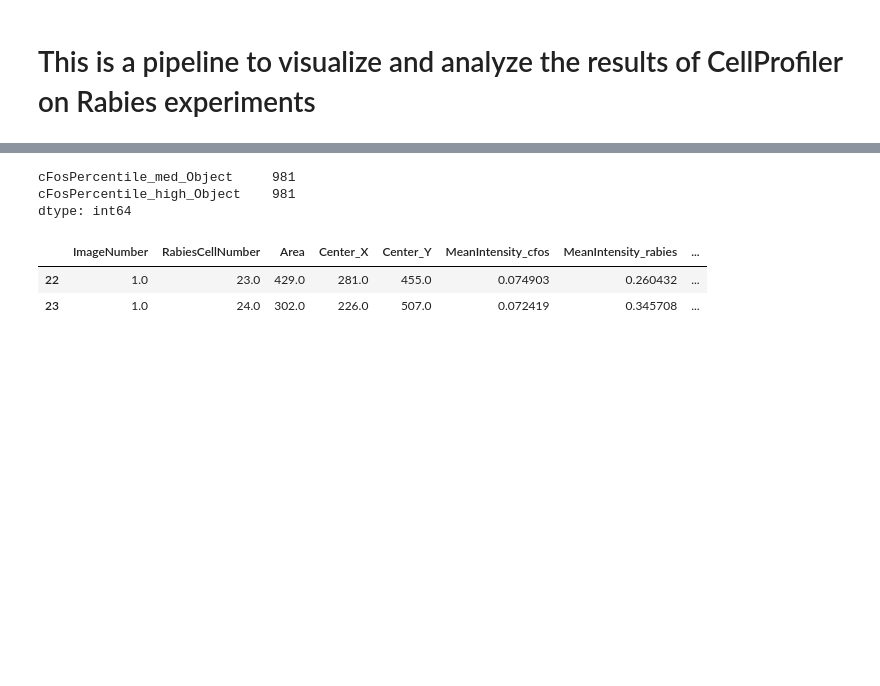
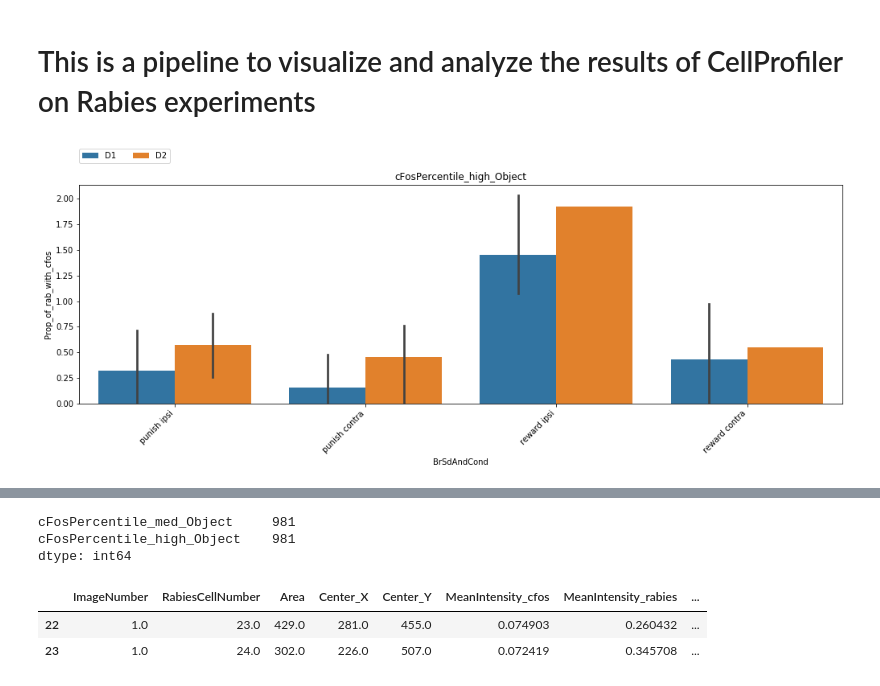
Before and after one commit to HernandoMV/CellProfiler_AnalysisPipelines, a Jupyter notebook: RabiesQuantification_CellProfiler_Analysis.ipynb, the cells around one changed output, grey strips where cells are left out. Drawn from its saved outputs; the diff is of its cells as text; code cells hidden in the pictures; blank space fills up the shorter version.

```diff
--- a/RabiesQuantification_CellProfiler_Analysis.ipynb
+++ b/RabiesQuantification_CellProfiler_Analysis.ipynb
@@ -38,7 +38,7 @@ plt.show()
 SIZE_FILTER = 150
 BRAIN_SIDE = 'contra' # ipsi vs contra
 CFOS_CONDITION = 'reward' # reward vs punish
-CFOS_PERCENTILE = 'cFosPercentile_med_Object' # low, med, high
+CFOS_PERCENTILE = 'cFosPercentile_high_Object' # low, med, high
 
 RabiesDataSF = RabiesData[RabiesData['Area'] > SIZE_FILTER]
 cFosDataSF = cFosData
@@ -112,12 +112,14 @@ df_for_bp = createBPdata(RabiesDataSF, CFOS_PERCENTILE)
 # %%
 fig, ax = plt.subplots(figsize=(17,5))
 #ax.axhline(50, ls='--', alpha=0.4, color='k')
 sns.barplot(x='BrSdAndCond', y='Prop_of_rab_with_cfos', hue='StarterCells', data=df_for_bp)
 lgd = plt.legend(loc=(0,1.1), borderaxespad=0., ncol = 4, frameon=True)
 plt.xticks(horizontalalignment="right", rotation=45)
-
-plt.savefig(outputDir + 'Proportion_of_rabies_with_cfos.pdf', transparent=True, bbox_extra_artists=(lgd,), bbox_inches='tight')
+plt.title(CFOS_PERCENTILE)
+plt.savefig(outputDir + 'Proportion_of_rabies_with_cfos_' + CFOS_PERCENTILE + '.pdf', transparent=True, bbox_extra_artists=(lgd,), bbox_inches='tight')
 plt.show()
+# %% [output]
+[figure, added]
 # %%
 # explore the dataset, plotting a random subset of cells
 NumOfSamples = 36
```
Also changed, not shown: parts of 2 cells of this notebook.
